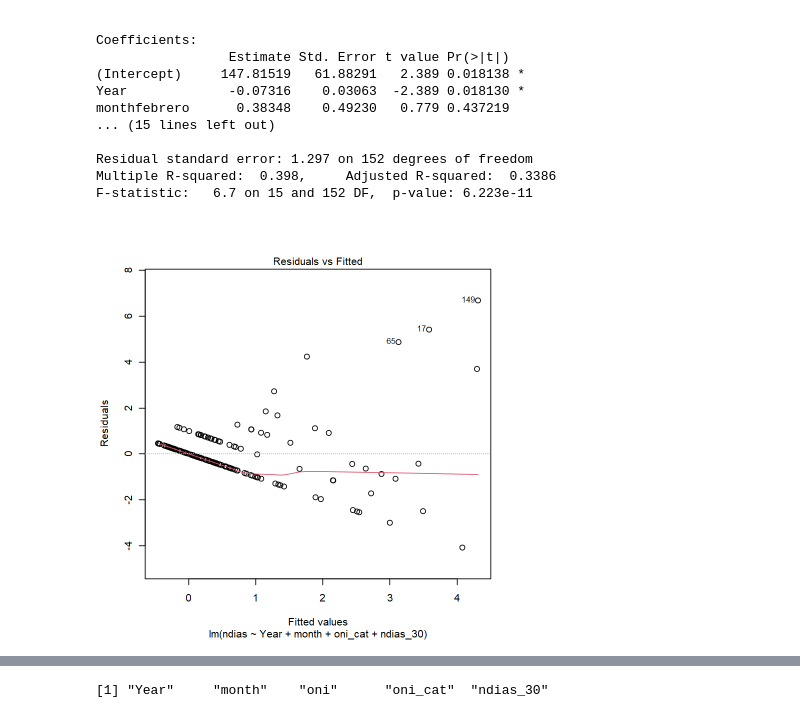
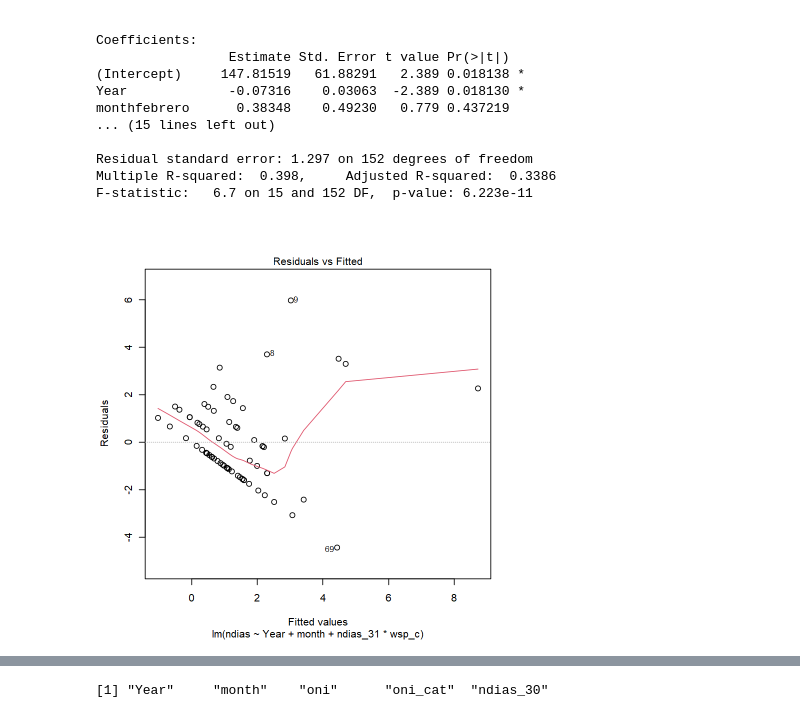
Before and after one commit to erdavg/pronostico_O3, a Jupyter notebook: Regresión lineal.ipynb, the cells around one changed output, grey strips where cells are left out. Saved outputs shown, nothing was run; the diff lists cells and outputs as text; code cells hidden in the pictures.

```diff
--- a/Regresión lineal.ipynb
+++ b/Regresión lineal.ipynb
@@ -595,11 +595,11 @@ F-statistic:   6.7 on 15 and 152 DF,  p-value: 6.223e-11
 # %%
 # Linealidad
 # Observaciones: hay curvatura no linealidad
 # el modelo no esta capturando bien la información
 
-plot(conts.lm, which = 1)
+plot(mod_inter_c, which = 1)
 # %% [output]
-[figure, old version]
+[figure, new version]
 # %%
 # Normalidad
 # Observacionesd: No normalidad, las colas se despegan
```
Also changed, not shown: parts of 5 cells of this notebook.
